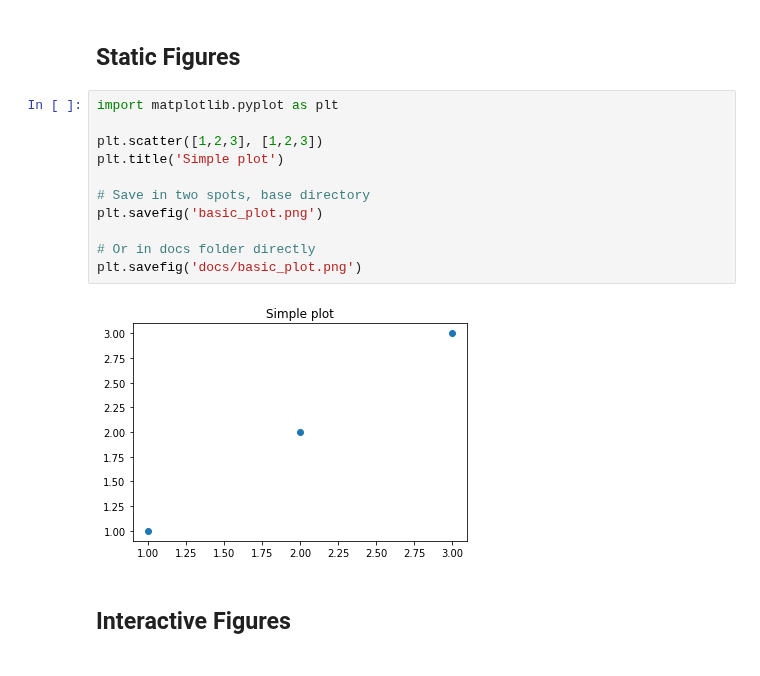
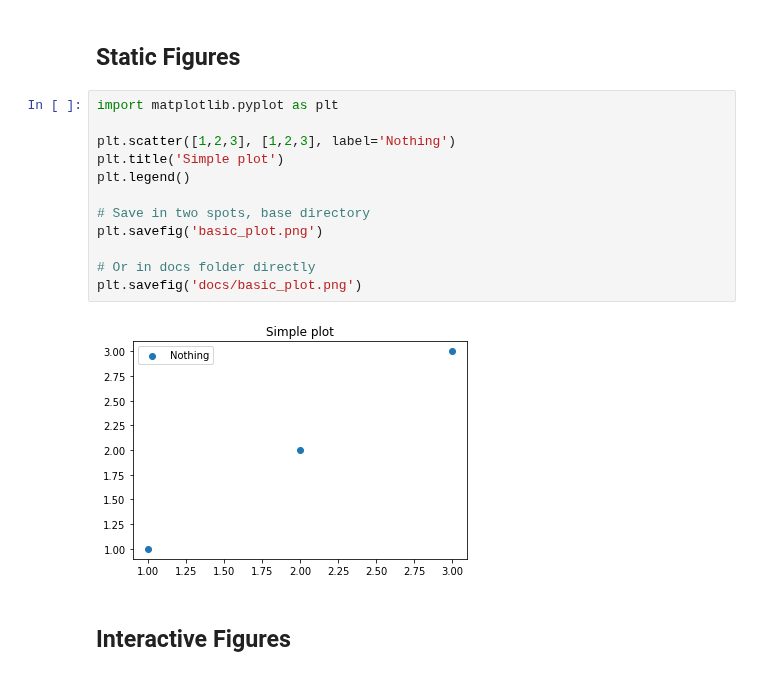
Before and after one commit to sahahn/datalab_tutorial, a Jupyter notebook: generate_examples.ipynb, the cells around one changed output. Drawn from its saved outputs; the diff is of its cells as text.

```diff
--- a/generate_examples.ipynb
+++ b/generate_examples.ipynb
@@ -10,16 +10,17 @@ os.makedirs('docs/_includes', exist_ok=True)
 # %%
 import matplotlib.pyplot as plt
 
-plt.scatter([1,2,3], [1,2,3])
+plt.scatter([1,2,3], [1,2,3], label='Nothing')
 plt.title('Simple plot')
+plt.legend()
 
 # Save in two spots, base directory
 plt.savefig('basic_plot.png')
 
 # Or in docs folder directly
 plt.savefig('docs/basic_plot.png')
 # %% [output]
-[figure, old version]
+[figure, new version]
 # %% [markdown]
 ## Interactive Figures
 # %%
```
Also changed, not shown: parts of 1 cell of this notebook, 7 other files.
